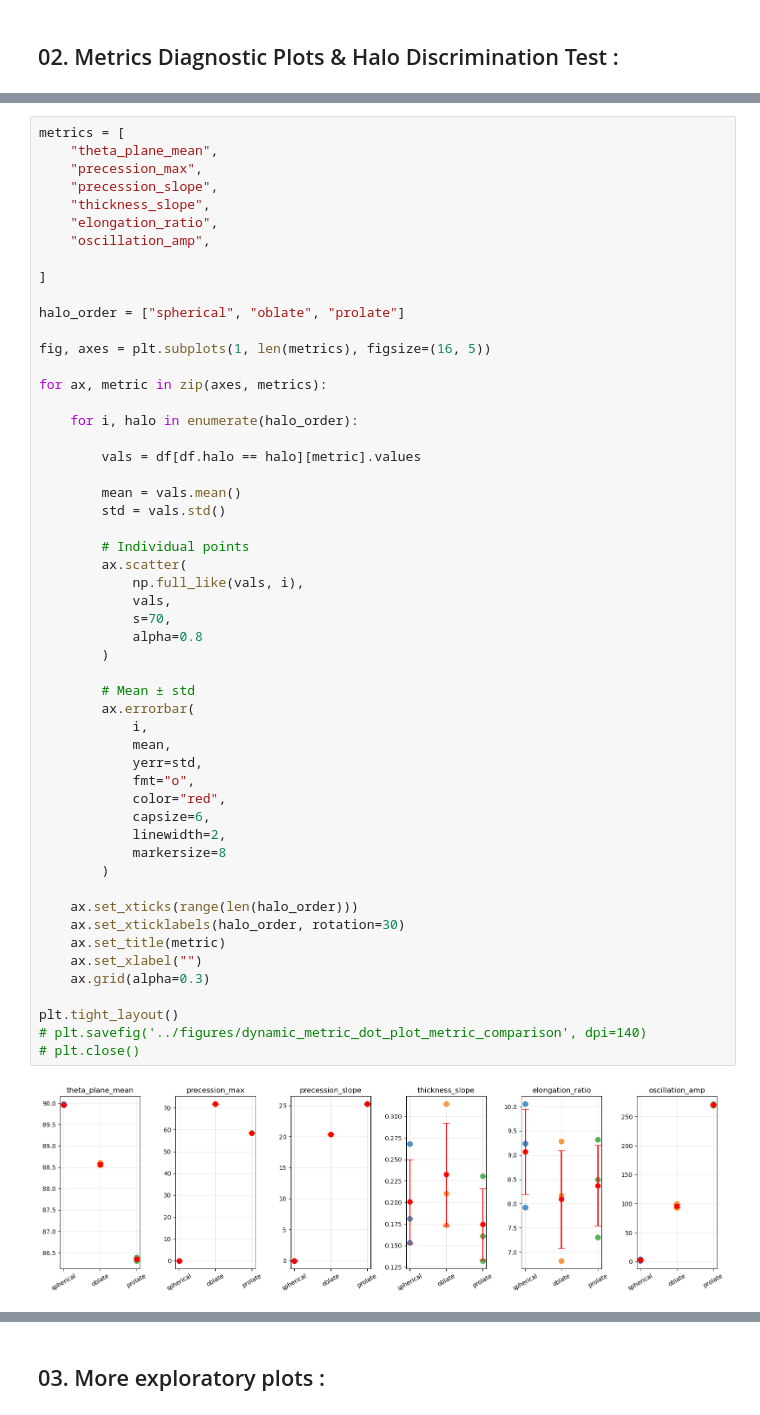
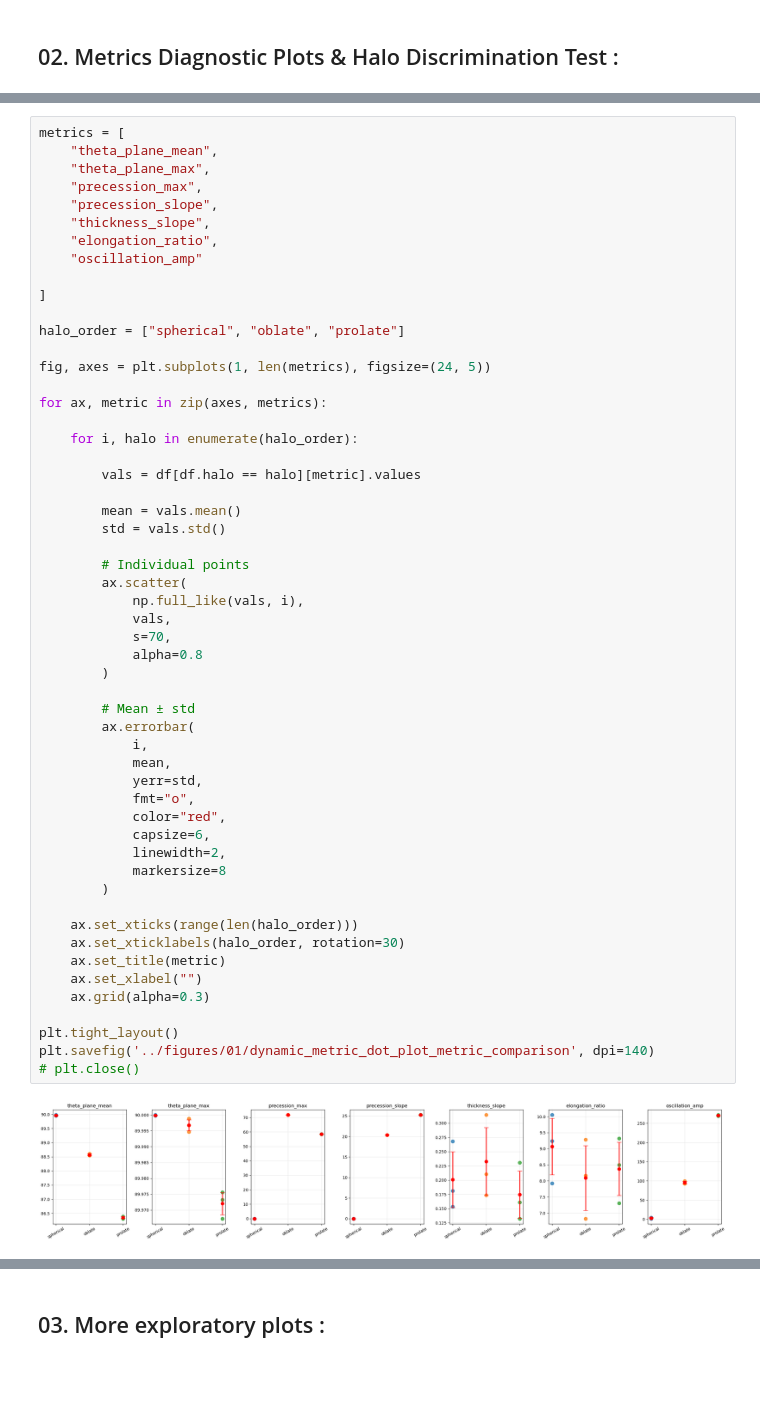
Before and after one commit to vasupipwala/stellar-halo-graph-learning, a Jupyter notebook: notebooks/01_Orbital Diagnostics of Stream–Orbit Structure.ipynb, the cells around one changed output, grey strips where cells are left out. Drawn from its saved outputs; the diff is of its cells as text; blank space fills up the shorter version.

```diff
--- a/notebooks/01_Orbital Diagnostics of Stream–Orbit Structure.ipynb
+++ b/notebooks/01_Orbital Diagnostics of Stream–Orbit Structure.ipynb
@@ -804,17 +348,18 @@ plt.tight_layout()
 # %%
 metrics = [
     "theta_plane_mean",
+    "theta_plane_max",
     "precession_max",
     "precession_slope",
     "thickness_slope",
     "elongation_ratio",
-    "oscillation_amp",
+    "oscillation_amp"
 
 ]
 
 halo_order = ["spherical", "oblate", "prolate"]
 
-fig, axes = plt.subplots(1, len(metrics), figsize=(16, 5))
+fig, axes = plt.subplots(1, len(metrics), figsize=(24, 5))
 
 for ax, metric in zip(axes, metrics):
 
@@ -827,32 +372,32 @@ for ax, metric in zip(axes, metrics):
 
         # Individual points
         ax.scatter(
             np.full_like(vals, i),
             vals,
             s=70,
             alpha=0.8
         )
 
         # Mean ± std
         ax.errorbar(
             i,
             mean,
             yerr=std,
             fmt="o",
             color="red",
             capsize=6,
             linewidth=2,
             markersize=8
         )
 
     ax.set_xticks(range(len(halo_order)))
     ax.set_xticklabels(halo_order, rotation=30)
     ax.set_title(metric)
     ax.set_xlabel("")
     ax.grid(alpha=0.3)
 
 plt.tight_layout()
-# plt.savefig('../figures/dynamic_metric_dot_plot_metric_comparison', dpi=140)
+plt.savefig('../figures/01/dynamic_metric_dot_plot_metric_comparison', dpi=140)
 # plt.close()
 # %% [output]
-[figure, old version]
+[figure, new version]
```
Also changed, not shown: parts of 30 cells of this notebook, 32 other files.
